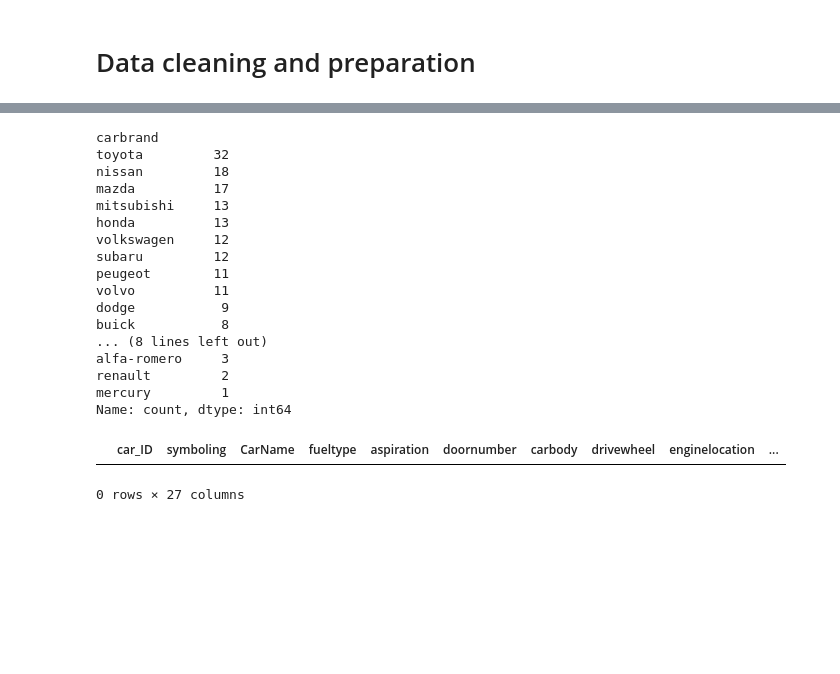
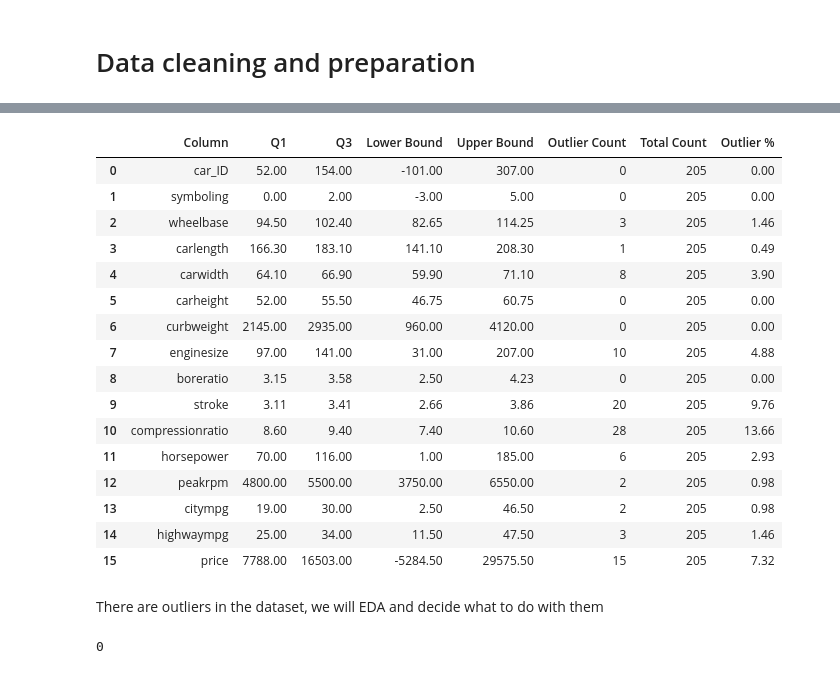
Before and after one commit to Thdor/car_price, a Jupyter notebook: notebooks/car.ipynb, the cells around one changed output, grey strips where cells are left out. Drawn from its saved outputs; the diff is of its cells as text; code cells hidden in the pictures; blank space fills up the shorter version.

```diff
--- a/notebooks/car.ipynb
+++ b/notebooks/car.ipynb
@@ -79,34 +96,54 @@ Name: count, dtype: int64
 # %%
-replace_dict = {
-    'porcshce': 'porsche',
-    'maxda': 'mazda',
-    'toyouta':'toyota',
-    'vokswagen':'volkswagen',
-    'vw':'volkswagen'
-}
-df['carbrand'] = df['carbrand'].replace(replace_dict)
-df['carbrand'].value_counts()
+# preview outliers of numeric columns
+def detect_outliers_iqr(df):
+    numeric_cols = df.select_dtypes(include=['int64', 'float64']).columns
+    outlier_summary = []
+
+    for col in numeric_cols:
+        Q1 = df[col].quantile(0.25)
+        Q3 = df[col].quantile(0.75)
+        IQR = Q3 - Q1
+        lower = Q1 - 1.5 * IQR
+        upper = Q3 + 1.5 * IQR
+        outliers = df[(df[col] < lower) | (df[col] > upper)][col]
+
+        outlier_summary.append({
+            'Column': col,
+            'Q1': round(Q1, 2),
+            'Q3': round(Q3, 2),
+            'Lower Bound': round(lower, 2),
+            'Upper Bound': round(upper, 2),
+            'Outlier Count': outliers.count(),
+            'Total Count': df[col].count(),
+            'Outlier %': round((outliers.count() / df[col].count()) * 100, 2)
+        })
+
+    return pd.DataFrame(outlier_summary)
+outlier_table = detect_outliers_iqr(df)
+outlier_table
 # %% [output]
-carbrand
-toyota         32
-nissan         18
-mazda          17
-mitsubishi     13
-honda          13
-volkswagen     12
-subaru         12
-peugeot        11
-volvo          11
-dodge           9
-buick           8
-... (8 lines left out)
-alfa-romero     3
-renault         2
-mercury         1
-Name: count, dtype: int64
+|  | Column | Q1 | Q3 | Lower Bound | Upper Bound | Outlier Count | Total Count | Outlier % |
+| 0 | car_ID | 52.00 | 154.00 | -101.00 | 307.00 | 0 | 205 | 0.00 |
+| 1 | symboling | 0.00 | 2.00 | -3.00 | 5.00 | 0 | 205 | 0.00 |
+| 2 | wheelbase | 94.50 | 102.40 | 82.65 | 114.25 | 3 | 205 | 1.46 |
+| 3 | carlength | 166.30 | 183.10 | 141.10 | 208.30 | 1 | 205 | 0.49 |
+| 4 | carwidth | 64.10 | 66.90 | 59.90 | 71.10 | 8 | 205 | 3.90 |
+| 5 | carheight | 52.00 | 55.50 | 46.75 | 60.75 | 0 | 205 | 0.00 |
+| 6 | curbweight | 2145.00 | 2935.00 | 960.00 | 4120.00 | 0 | 205 | 0.00 |
+| 7 | enginesize | 97.00 | 141.00 | 31.00 | 207.00 | 10 | 205 | 4.88 |
+| 8 | boreratio | 3.15 | 3.58 | 2.50 | 4.23 | 0 | 205 | 0.00 |
+| 9 | stroke | 3.11 | 3.41 | 2.66 | 3.86 | 20 | 205 | 9.76 |
+| 10 | compressionratio | 8.60 | 9.40 | 7.40 | 10.60 | 28 | 205 | 13.66 |
+| 11 | horsepower | 70.00 | 116.00 | 1.00 | 185.00 | 6 | 205 | 2.93 |
+| 12 | peakrpm | 4800.00 | 5500.00 | 3750.00 | 6550.00 | 2 | 205 | 0.98 |
+| 13 | citympg | 19.00 | 30.00 | 2.50 | 46.50 | 2 | 205 | 0.98 |
+| 14 | highwaympg | 25.00 | 34.00 | 11.50 | 47.50 | 3 | 205 | 1.46 |
+| 15 | price | 7788.00 | 16503.00 | -5284.50 | 29575.50 | 15 | 205 | 7.32 |
+# %% [markdown]
+There are outliers in the dataset, we will EDA and decide what to do with them
 # %%
 #Checking for duplicates
-df.loc[df.duplicated()]
+duplicates = df.duplicated().sum()
+duplicates
 # %% [output]
-|  | car_ID | symboling | CarName | fueltype | aspiration | doornumber | carbody | drivewheel | enginelocation | ... |
-0 rows × 27 columns
+0
```
Also changed, not shown: parts of 67 cells of this notebook.
